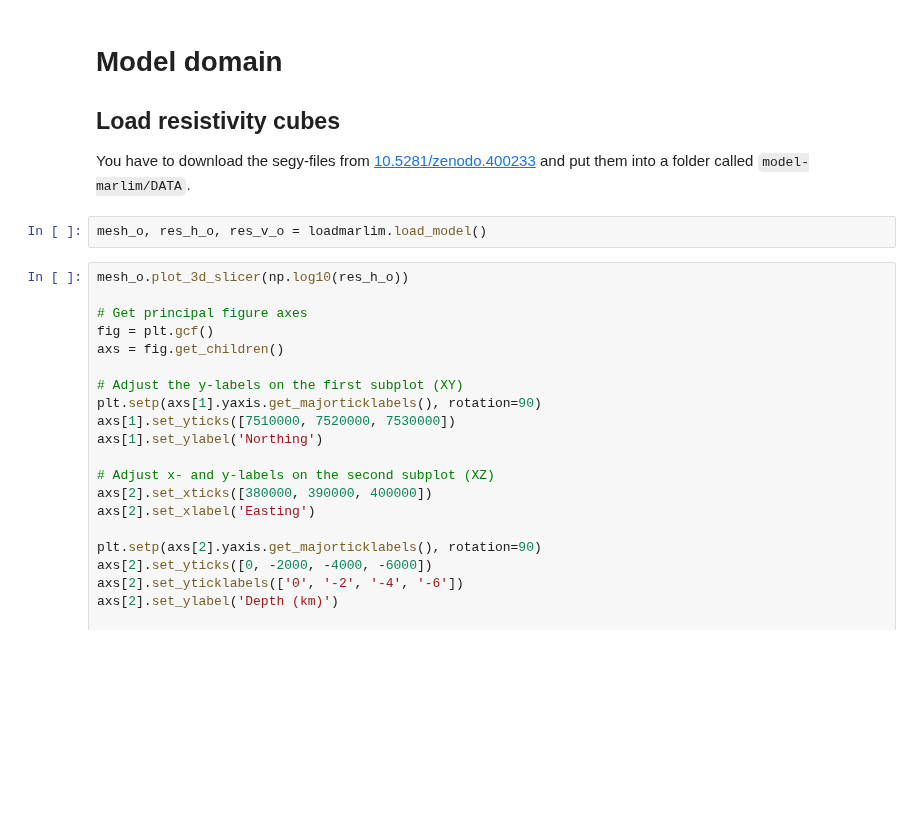
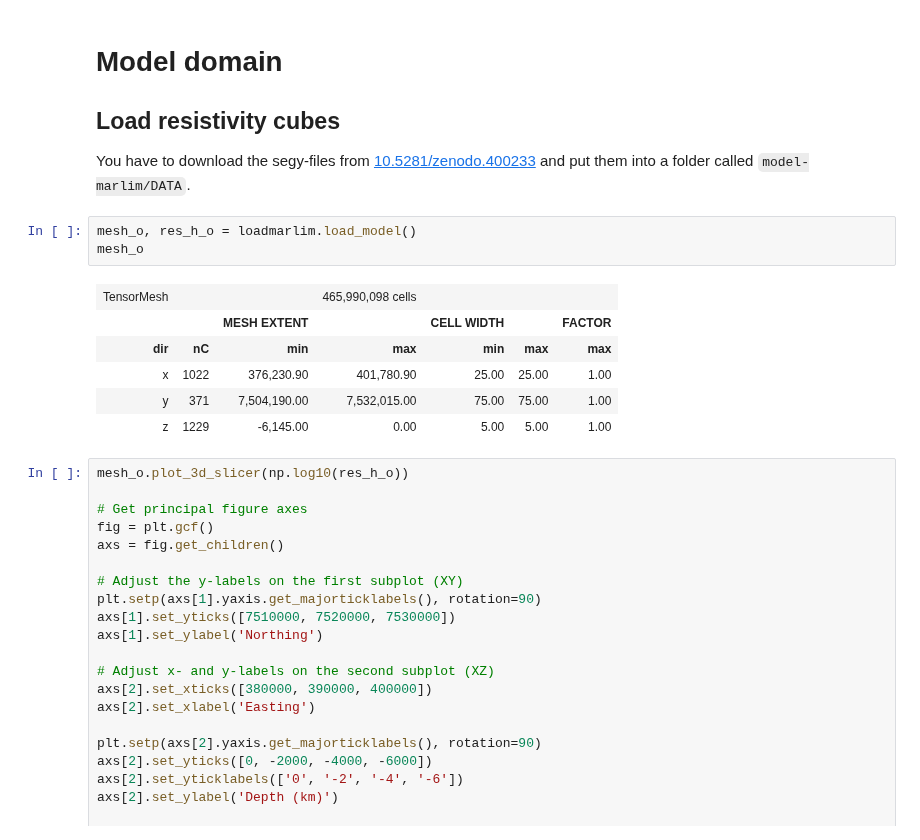
Before and after one commit to swung-research/3d-csem-open-source-landscape, a Jupyter notebook: model-marlim/MarlimR3D-Model.ipynb, the cells around one changed output. Drawn from its saved outputs; the diff is of its cells as text; blank space fills up the shorter version.

Commit message:
Finalize Model/REAME part

```diff
--- a/model-marlim/MarlimR3D-Model.ipynb
+++ b/model-marlim/MarlimR3D-Model.ipynb
@@ -57,7 +47,15 @@ import loadmarlim  # <loadmarlim.py> in this directory
 You have to download the segy-files from [10.5281/zenodo.400233](https://doi.org/10.5281/zenodo.400233) and put
 them into a folder called `model-marlim/DATA`.
 # %%
-mesh_o, res_h_o, res_v_o = loadmarlim.load_model()
+mesh_o, res_h_o = loadmarlim.load_model()
+mesh_o
+# %% [output]
+| TensorMesh |  |  | 465,990,098 cells |  |  |  |
+|  |  | MESH EXTENT |  | CELL WIDTH |  | FACTOR |
+| dir | nC | min | max | min | max | max |
+| x | 1022 | 376,230.90 | 401,780.90 | 25.00 | 25.00 | 1.00 |
+| y | 371 | 7,504,190.00 | 7,532,015.00 | 75.00 | 75.00 | 1.00 |
+| z | 1229 | -6,145.00 | 0.00 | 5.00 | 5.00 | 1.00 |
 # %%
 mesh_o.plot_3d_slicer(np.log10(res_h_o))
 
```
Also changed, not shown: parts of 7 cells of this notebook, 6 other files.
